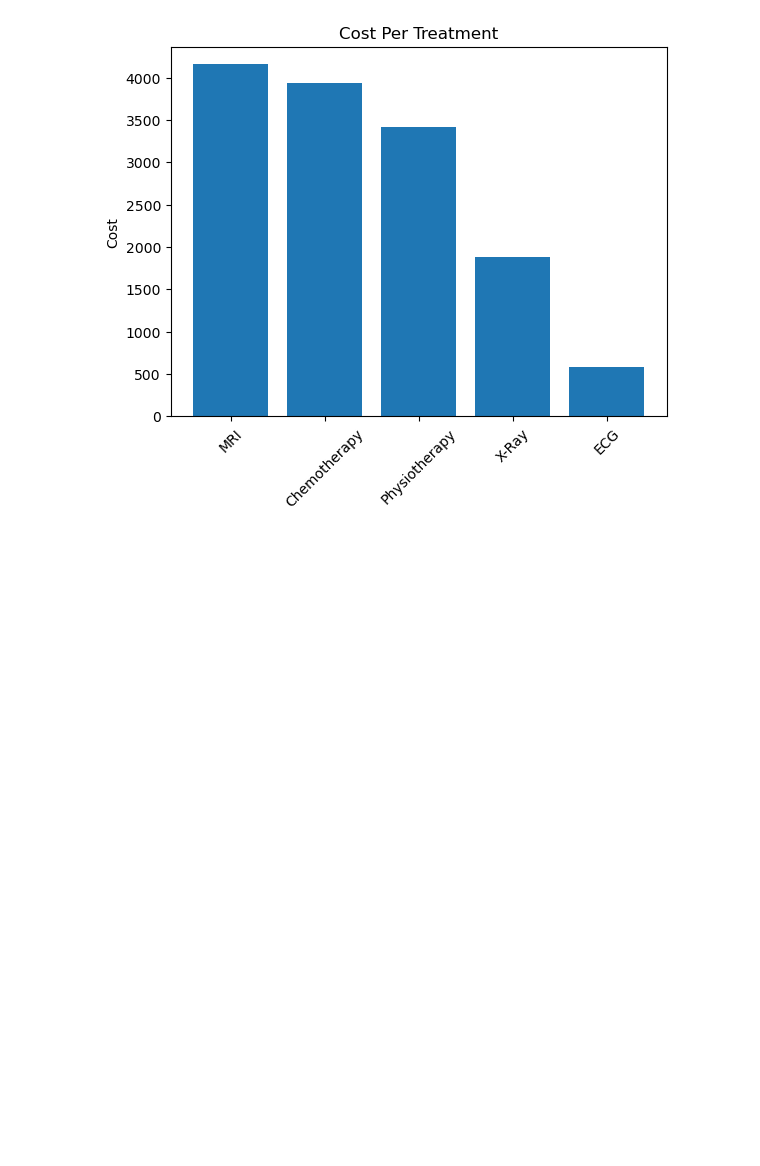
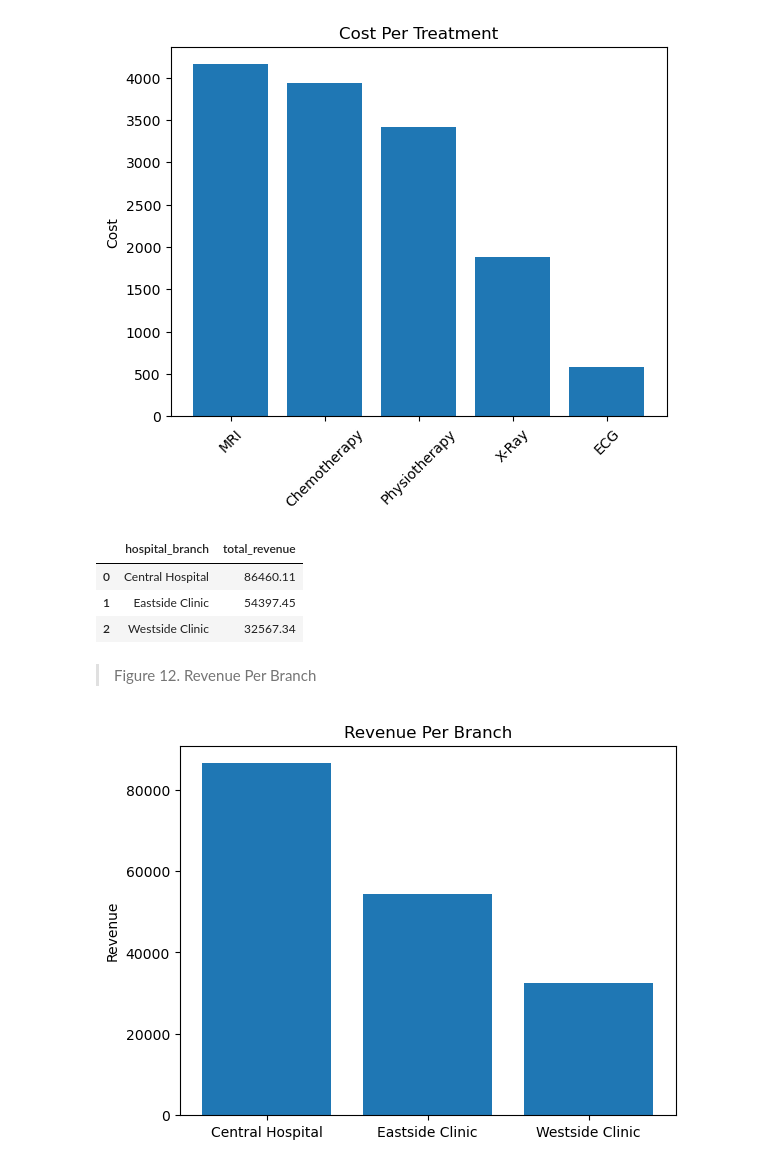
Before and after one commit to Djohnson1313/hospital_operations_intelligence, a Jupyter notebook: hospital_operations_analysis.ipynb, the cells around one changed output. Cells and saved outputs as stored; diff of their text form; code cells hidden in the pictures; blank space fills up the shorter version.

```diff
--- a/hospital_operations_analysis.ipynb
+++ b/hospital_operations_analysis.ipynb
@@ -1103,3 +1109,40 @@ plt.ylabel('Cost')
 plt.show();
 # %% [output]
 [figure]
+# %%
+branch_revenue = pd.read_sql('''
+select hospital_branch, sum(amount) as total_revenue
+from doctors as d
+join appointments as a
+on d.doctor_id = a.doctor_id
+join treatments as t
+on a.appointment_id = t.appointment_id
+join billing as b
+on t.treatment_id = b.treatment_id
+where payment_status = 'Paid'
+group by hospital_branch
+order by total_revenue desc
+''', conn)
+
+branch_revenue
+# %% [output]
+|  | hospital_branch | total_revenue |
+| 0 | Central Hospital | 86460.11 |
+| 1 | Eastside Clinic | 54397.45 |
+| 2 | Westside Clinic | 32567.34 |
+# %% [markdown]
+>Figure 12. Revenue Per Branch
+# %%
+fig, ax = plt.subplots()
+
+x = branch_revenue['hospital_branch']
+y = branch_revenue['total_revenue']
+
+plt.bar(x,y)
+
+plt.title('Revenue Per Branch')
+plt.ylabel('Revenue')
+
+plt.show();
+# %% [output]
+[figure, added]
```
Also changed, not shown: parts of 14 cells of this notebook.
